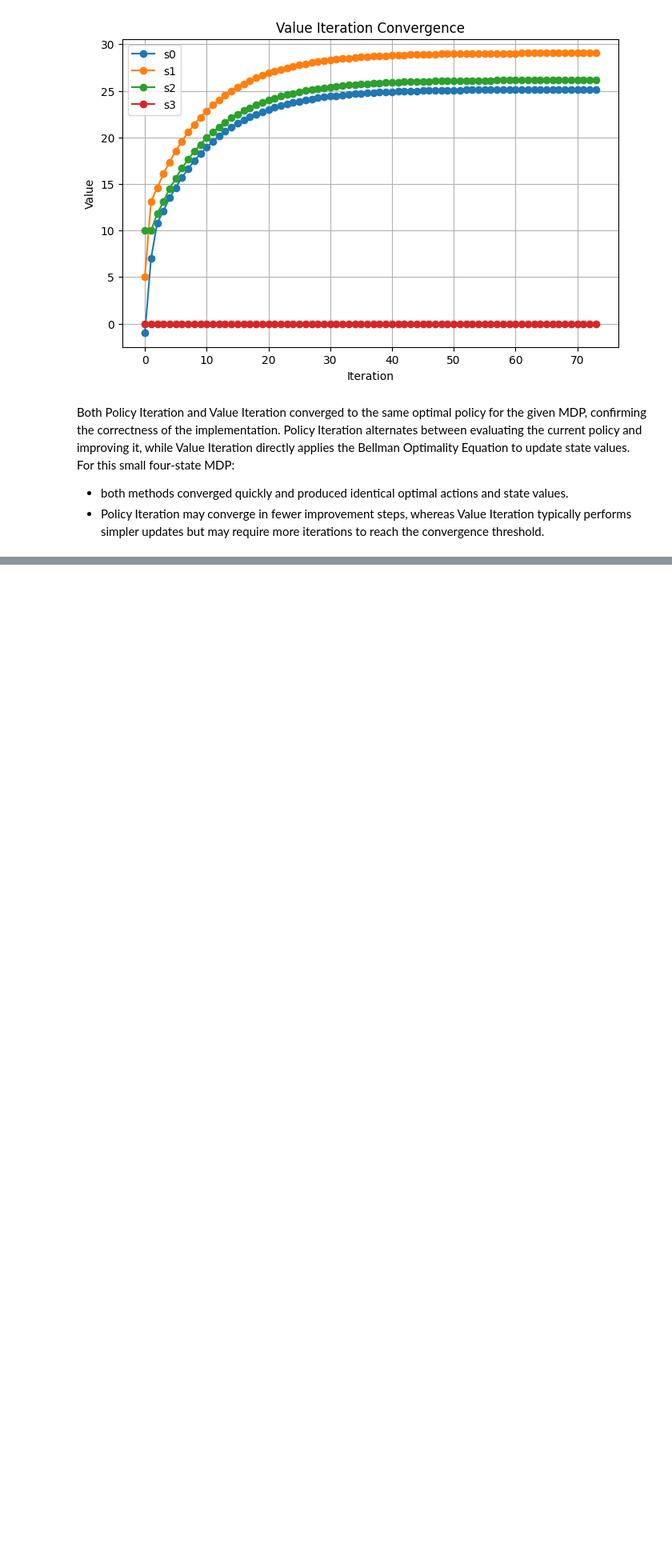
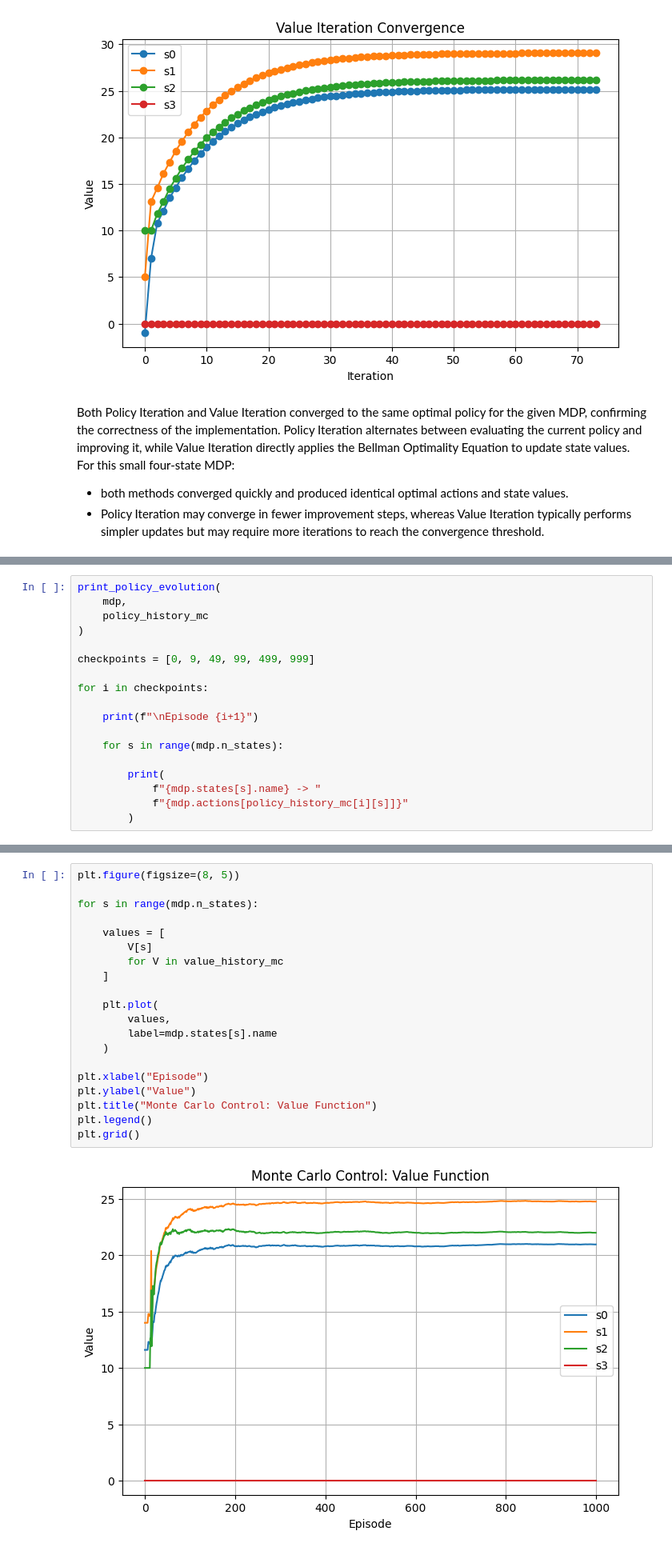
Before and after one commit to Adimaster1/RL-jx, a Jupyter notebook: MDP-assignment.ipynb, the cells around one changed output, grey strips where cells are left out. Shown at 80% size. Cells and saved outputs as stored; diff of their text form; blank space fills up the shorter version.

```diff
--- a/MDP-assignment.ipynb
+++ b/MDP-assignment.ipynb
@@ -910,0 +1237,18 @@ For this small four-state MDP:
+# %%
+print_policy_evolution(
+    mdp,
+    policy_history_mc
+)
+
+checkpoints = [0, 9, 49, 99, 499, 999]
+
+for i in checkpoints:
+
+    print(f"\nEpisode {i+1}")
+
+    for s in range(mdp.n_states):
+
+        print(
+            f"{mdp.states[s].name} -> "
+            f"{mdp.actions[policy_history_mc[i][s]]}"
+        )
@@ -910,0 +1273,22 @@ For this small four-state MDP:
+# %%
+plt.figure(figsize=(8, 5))
+
+for s in range(mdp.n_states):
+
+    values = [
+        V[s]
+        for V in value_history_mc
+    ]
+
+    plt.plot(
+        values,
+        label=mdp.states[s].name
+    )
+
+plt.xlabel("Episode")
+plt.ylabel("Value")
+plt.title("Monte Carlo Control: Value Function")
+plt.legend()
+plt.grid()
+# %% [output]
+[figure, added]
```
Also changed, not shown: parts of 31 cells of this notebook.
